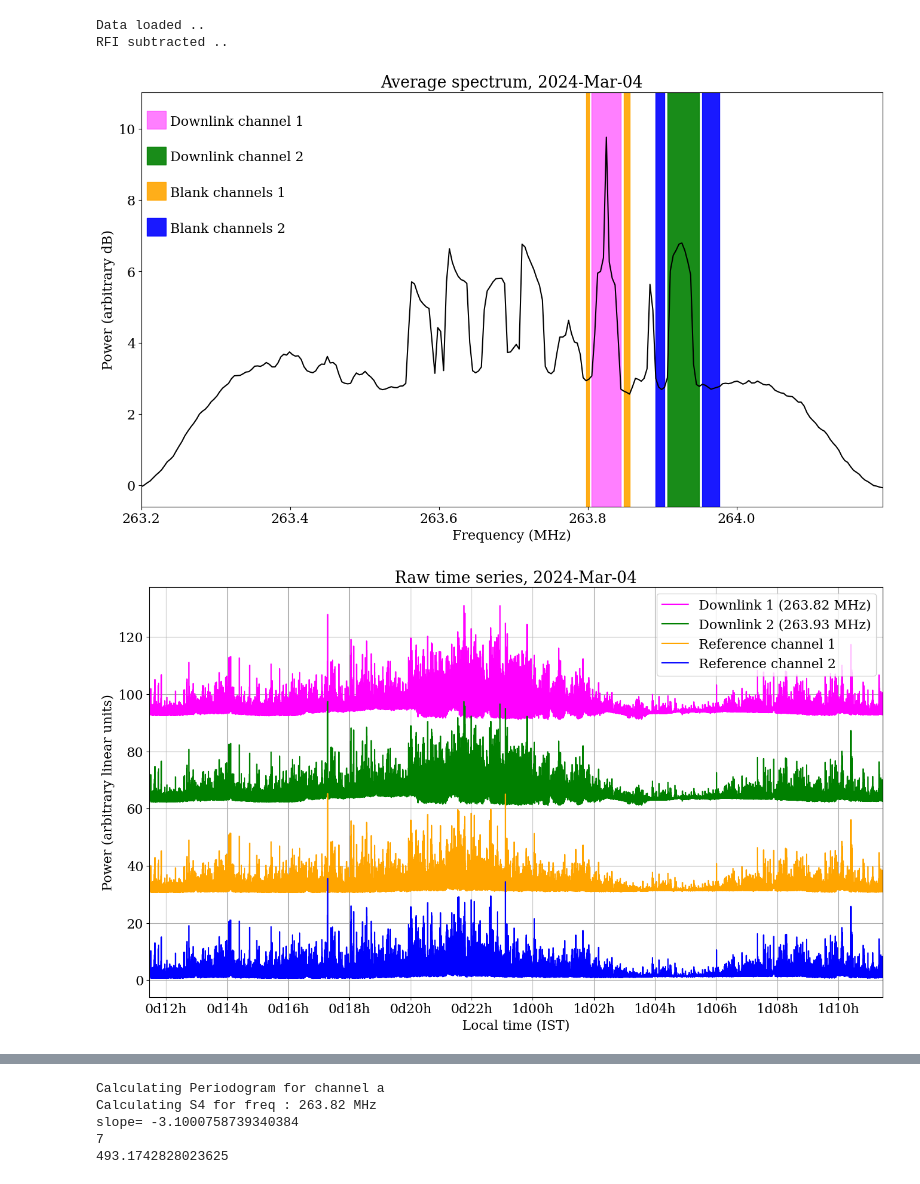
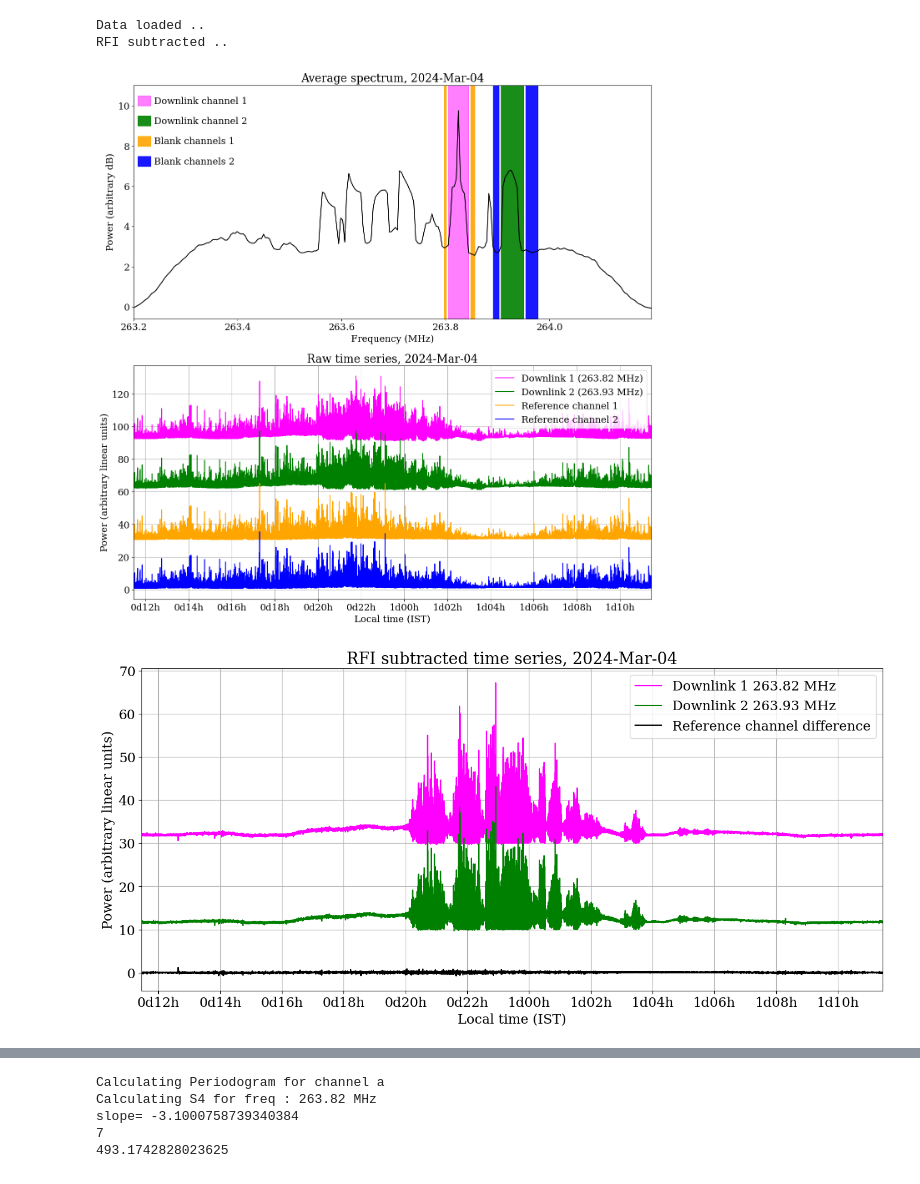
Before and after one commit to jnthek/pie-codes, a Jupyter notebook: paper_codes/HDF5_plot_psd_Welch.ipynb, the cells around one changed output, grey strips where cells are left out. Saved outputs shown, nothing was run; the diff lists cells and outputs as text; code cells hidden in the pictures.

```diff
--- a/paper_codes/HDF5_plot_psd_Welch.ipynb
+++ b/paper_codes/HDF5_plot_psd_Welch.ipynb
@@ -10,7 +10,7 @@ from scint_tools import scint_utils
 plt.rc('font', family='serif')
 plt.rcParams.update({'font.size': 16})
 
-savefigs = False
+savefigs = True
 # %%
 PATH = "/home/jishnu/PIE_DATA/"
 h5_file = "20240304-055751.hdf5"
@@ -27,7 +27,7 @@ last_hr = int(mydata.hrs_full[-1])+1
 xticks = np.arange(first_hr,last_hr, 2)
 xlabels = [(str(int(xtick/24))+"d"+str(xtick%24).zfill(2)+"h") for xtick in xticks]
 
-fig, ax1 = plt.subplots(1,1, figsize=(16,9))
+fig, [ax1, ax2] = plt.subplots(2,1, figsize=(16,16))
 
 ax1.set_title("Average spectrum, "+mydata.obs_date)
 ax1.plot(mydata.freq, 10*np.log10(np.mean(mydata.radio_data[0:500], axis=0)), color='black')
@@ -58,38 +58,35 @@ ax1.text(mydata.freq[10],7.1, "Blank channels 2")
 ax1.set_xlim(min(mydata.freq), max(mydata.freq))
 ax1.set_xlabel("Frequency (MHz)")
 ax1.set_ylabel("Power (arbitrary dB)")
-if savefigs:
-    fig.savefig(mydata.obs_date+"_avspec.pdf", dpi=300, bbox_inches='tight')
 
-fig,  ax2 = plt.subplots(1,1, figsize=(16,9))
 ax2.set_title("Raw time series, "+mydata.obs_date)
 ax2.plot(mydata.hrs_full, mydata.satdlink_raw_pow_c1+90, label="Downlink 1 ({:.2f} MHz)".format(mydata.freq_1), color='magenta')
 ax2.plot(mydata.hrs_full, mydata.satdlink_raw_pow_c2+60, label="Downlink 2 ({:.2f} MHz)".format(mydata.freq_2), color='green')
 ax2.plot(mydata.hrs_full, mydata.ref_pow_1+30, label="Reference channel 1", color='orange')
 ax2.plot(mydata.hrs_full, mydata.ref_pow_2, label="Reference channel 2", color='blue')
 ax2.set_xticks(xticks, labels=xlabels)
 ax2.set_xlim(min(mydata.hrs_full), max(mydata.hrs_full))
 ax2.grid()
 ax2.set_xlabel("Local time (IST)")
 ax2.set_ylabel("Power (arbitrary linear units)")
 ax2.legend(loc='best')
 if savefigs:
-    fig.savefig(mydata.obs_date+"_raw_power.pdf", dpi=300, bbox_inches='tight')
+    fig.savefig(mydata.obs_date+"_raw_power_spec.pdf", dpi=300, bbox_inches='tight')
 
-fig, ax = plt.subplots(1,1, figsize=(16,9))
+fig, ax = plt.subplots(1,1, figsize=(16,7))
 ax.set_title("RFI subtracted time series, "+mydata.obs_date)
 ax.plot(mydata.hrs_full, mydata.satdlink_proc_pow_c1+30, label="Downlink 1 {:.2f} MHz".format(mydata.freq_1), color='magenta')
 ax.plot(mydata.hrs_full, mydata.satdlink_proc_pow_c2+10, label="Downlink 2 {:.2f} MHz".format(mydata.freq_2), color='green')
 ax.plot(mydata.hrs_full, (mydata.ref_pow_1-mydata.ref_pow_2), label="Reference channel difference", color='black')
 ax.legend(loc='best')
 ax.set_xticks(xticks, labels=xlabels)
 ax.set_xlim(min(mydata.hrs_full), max(mydata.hrs_full))
 ax.grid()
 ax.set_xlabel("Local time (IST)")
 ax.set_ylabel("Power (arbitrary linear units)")
 ax.legend(loc='best')
 if savefigs:
     fig.savefig(mydata.obs_date+"_scint_power.pdf", dpi=300, bbox_inches='tight')
 # %% [output]
-[figure, old version]
+[figure, new version]
-[figure, old version]
+[figure, new version]
```
Also changed, not shown: parts of 1 cell of this notebook.
